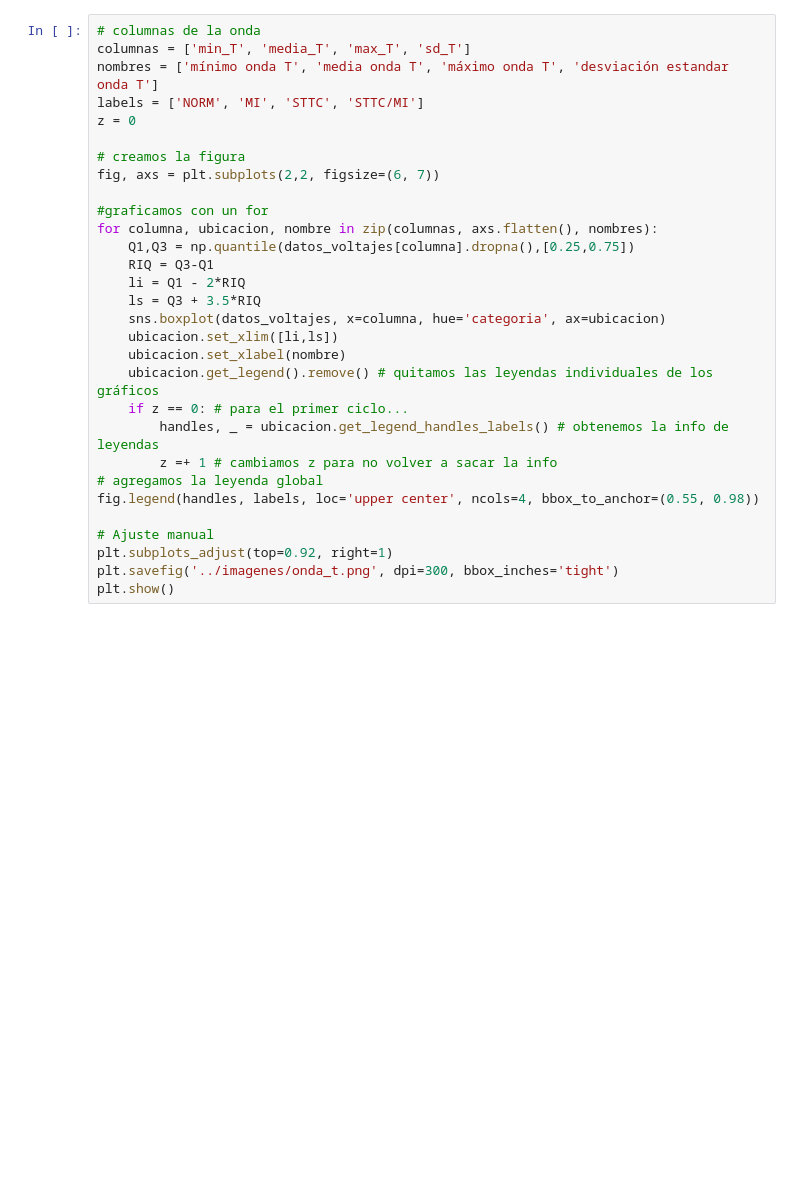
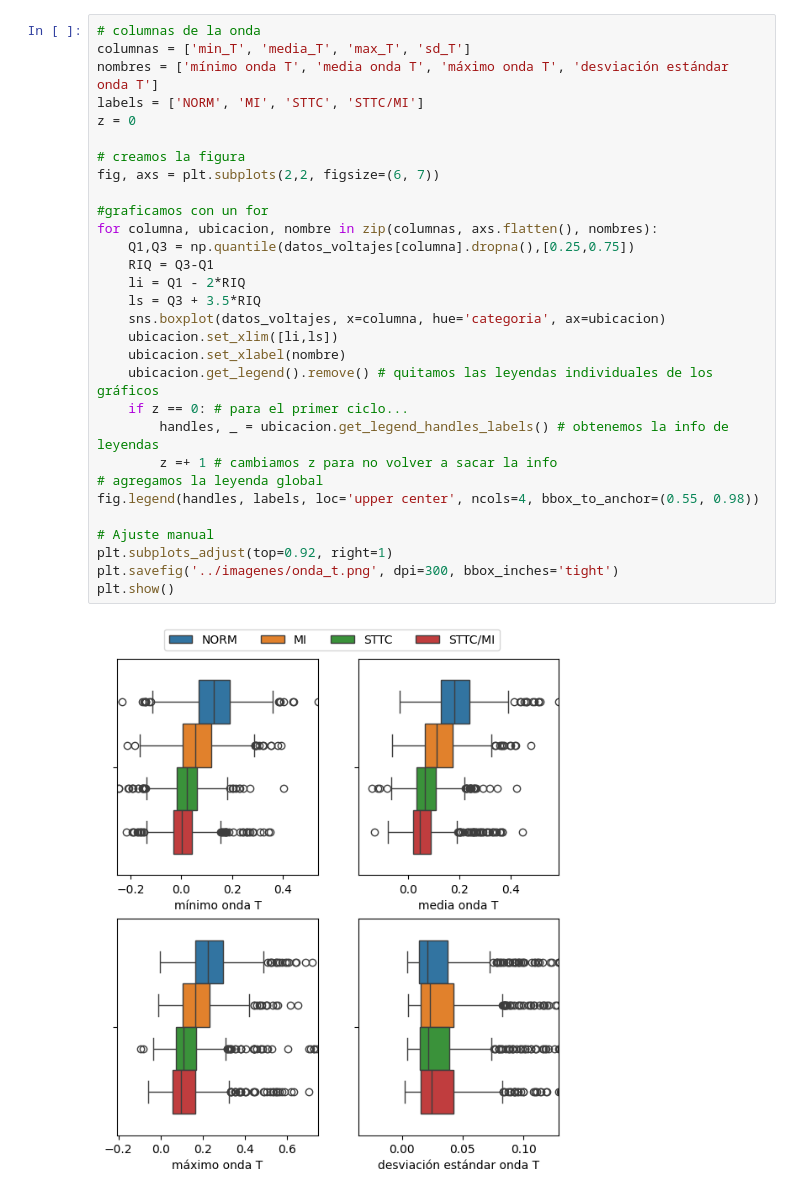
Before and after one commit to DavidMCV97/Tesis-ECG, a Jupyter notebook: Codigos/AED_imagenes.ipynb, the cells around one changed output. Drawn from its saved outputs; the diff is of its cells as text; blank space fills up the shorter version.

```diff
--- a/Codigos/AED_imagenes.ipynb
+++ b/Codigos/AED_imagenes.ipynb
@@ -126,30 +236,32 @@ onda T
 # %%
 # columnas de la onda
 columnas = ['min_T', 'media_T', 'max_T', 'sd_T']
-nombres = ['mínimo onda T', 'media onda T', 'máximo onda T', 'desviación estandar onda T']
+nombres = ['mínimo onda T', 'media onda T', 'máximo onda T', 'desviación estándar onda T']
 labels = ['NORM', 'MI', 'STTC', 'STTC/MI']
 z = 0
 
 # creamos la figura
 fig, axs = plt.subplots(2,2, figsize=(6, 7))
 
 #graficamos con un for
 for columna, ubicacion, nombre in zip(columnas, axs.flatten(), nombres):
     Q1,Q3 = np.quantile(datos_voltajes[columna].dropna(),[0.25,0.75])
     RIQ = Q3-Q1
     li = Q1 - 2*RIQ
     ls = Q3 + 3.5*RIQ
     sns.boxplot(datos_voltajes, x=columna, hue='categoria', ax=ubicacion)
     ubicacion.set_xlim([li,ls])
     ubicacion.set_xlabel(nombre)
     ubicacion.get_legend().remove() # quitamos las leyendas individuales de los gráficos
     if z == 0: # para el primer ciclo...
         handles, _ = ubicacion.get_legend_handles_labels() # obtenemos la info de leyendas
         z =+ 1 # cambiamos z para no volver a sacar la info
 # agregamos la leyenda global
 fig.legend(handles, labels, loc='upper center', ncols=4, bbox_to_anchor=(0.55, 0.98))
 
 # Ajuste manual
 plt.subplots_adjust(top=0.92, right=1)
 plt.savefig('../imagenes/onda_t.png', dpi=300, bbox_inches='tight')
 plt.show()
+# %% [output]
+[figure, added]
```
Also changed, not shown: parts of 51 cells of this notebook, 4 other files.
